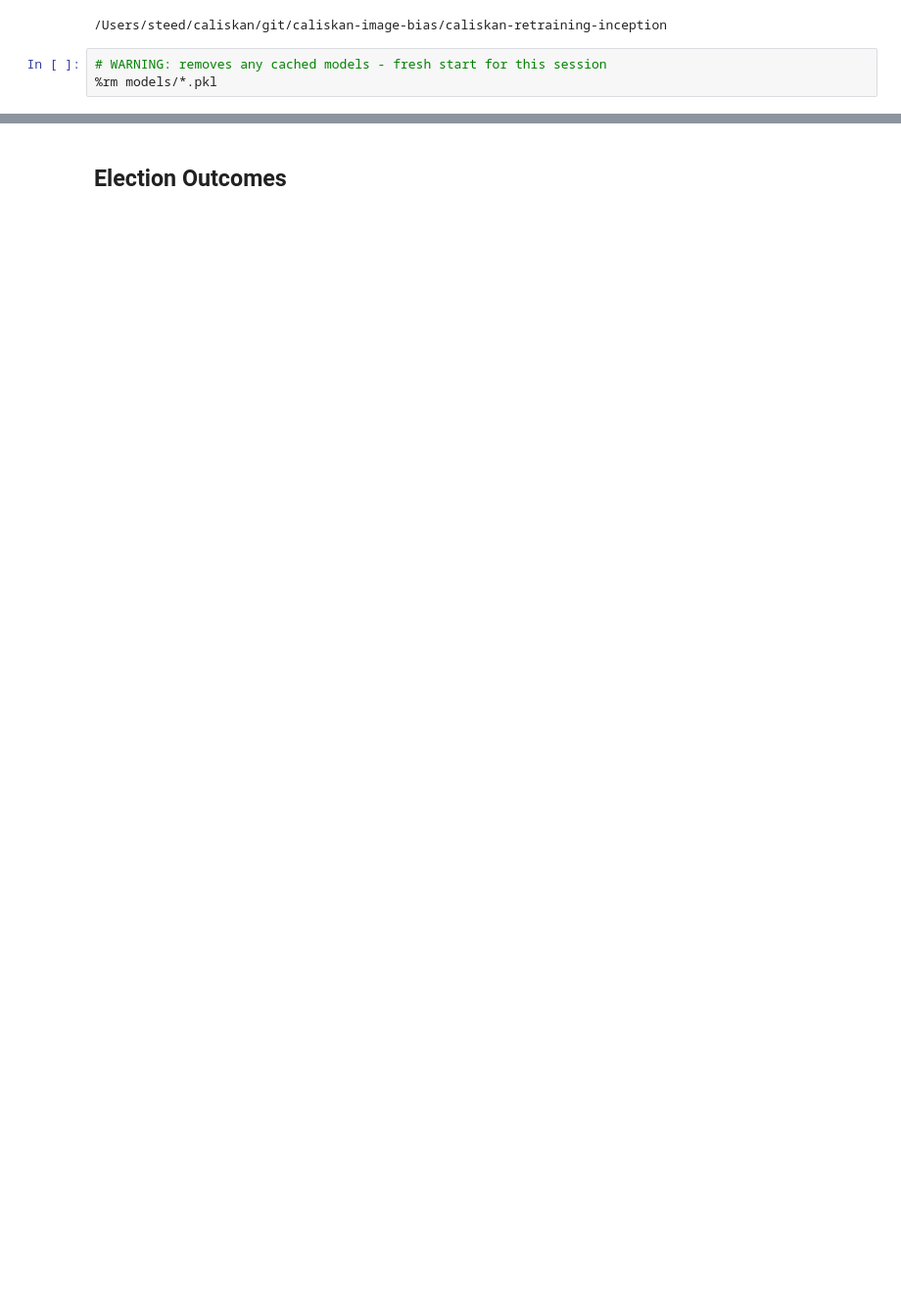
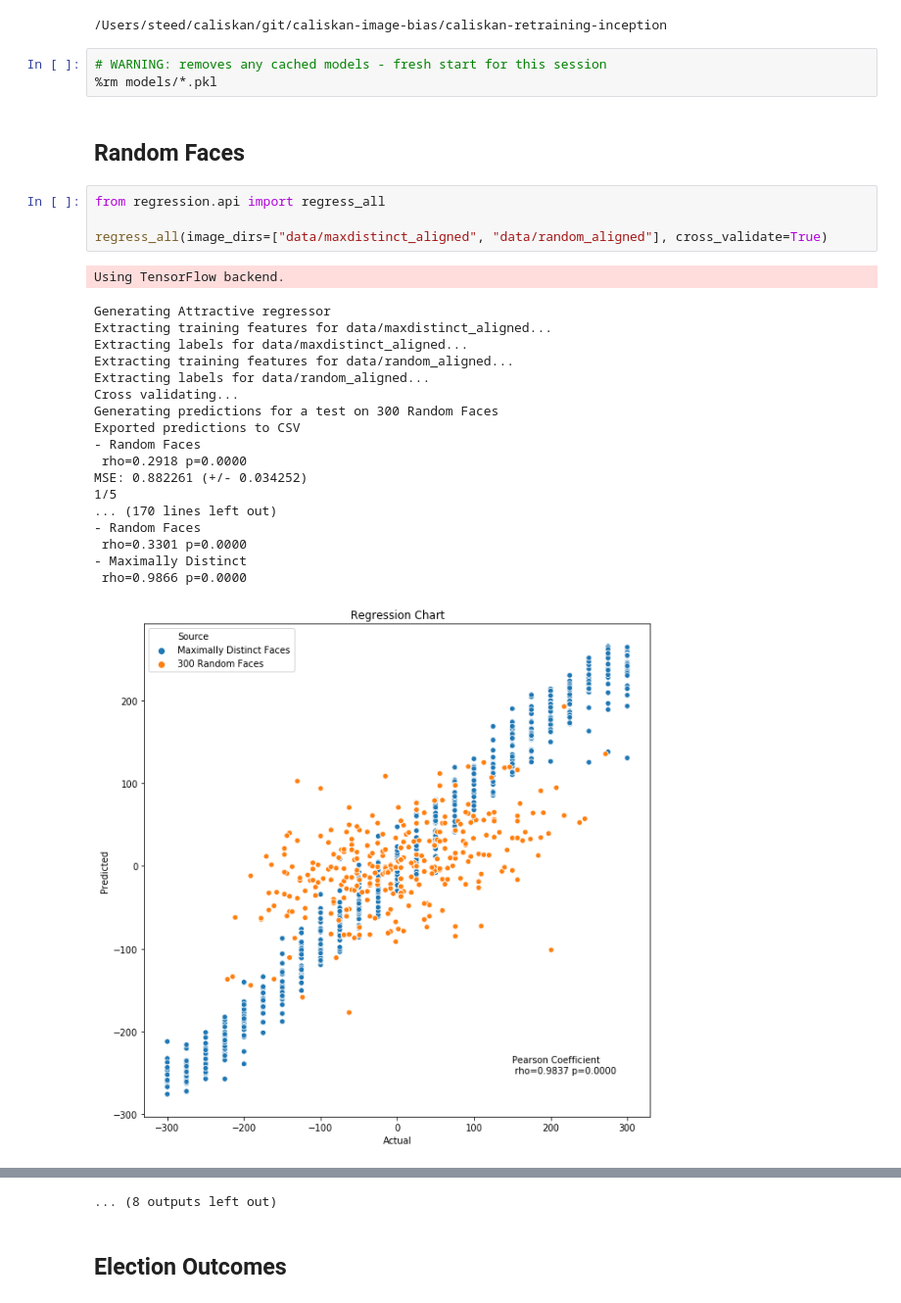
Before and after one commit to ryansteed/learning-appearance-bias, a Jupyter notebook: notebooks/experiments.ipynb, the cells around one changed output, grey strips where cells are left out. Shown at 98% size. Cells and saved outputs as stored; diff of their text form; blank space fills up the shorter version.

```diff
--- a/notebooks/experiments.ipynb
+++ b/notebooks/experiments.ipynb
@@ -20,3 +21,29 @@ sys.path.insert(0, os.path.abspath('..'))
 # %%
 # WARNING: removes any cached models - fresh start for this session
 %rm models/*.pkl
+# %% [markdown]
+## Random Faces
+# %%
+from regression.api import regress_all
+
+regress_all(image_dirs=["data/maxdistinct_aligned", "data/random_aligned"], cross_validate=True)
+# %% [output]
+Using TensorFlow backend.
+Generating Attractive regressor
+Extracting training features for data/maxdistinct_aligned...
+Extracting labels for data/maxdistinct_aligned...
+Extracting training features for data/random_aligned...
+Extracting labels for data/random_aligned...
+Cross validating...
+Generating predictions for a test on 300 Random Faces
+Exported predictions to CSV
+- Random Faces
+ rho=0.2918 p=0.0000
+MSE: 0.882261 (+/- 0.034252)
+1/5
+... (170 lines left out)
+- Random Faces
+ rho=0.3301 p=0.0000
+- Maximally Distinct
+ rho=0.9866 p=0.0000
+[figure, added]
@@ -23,3 +59,4 @@ sys.path.insert(0, os.path.abspath('..'))
+... (8 outputs left out)
 # %% [markdown]
 ## Election Outcomes
 # %%
```
Also changed, not shown: parts of 8 cells of this notebook, 4 other files.
